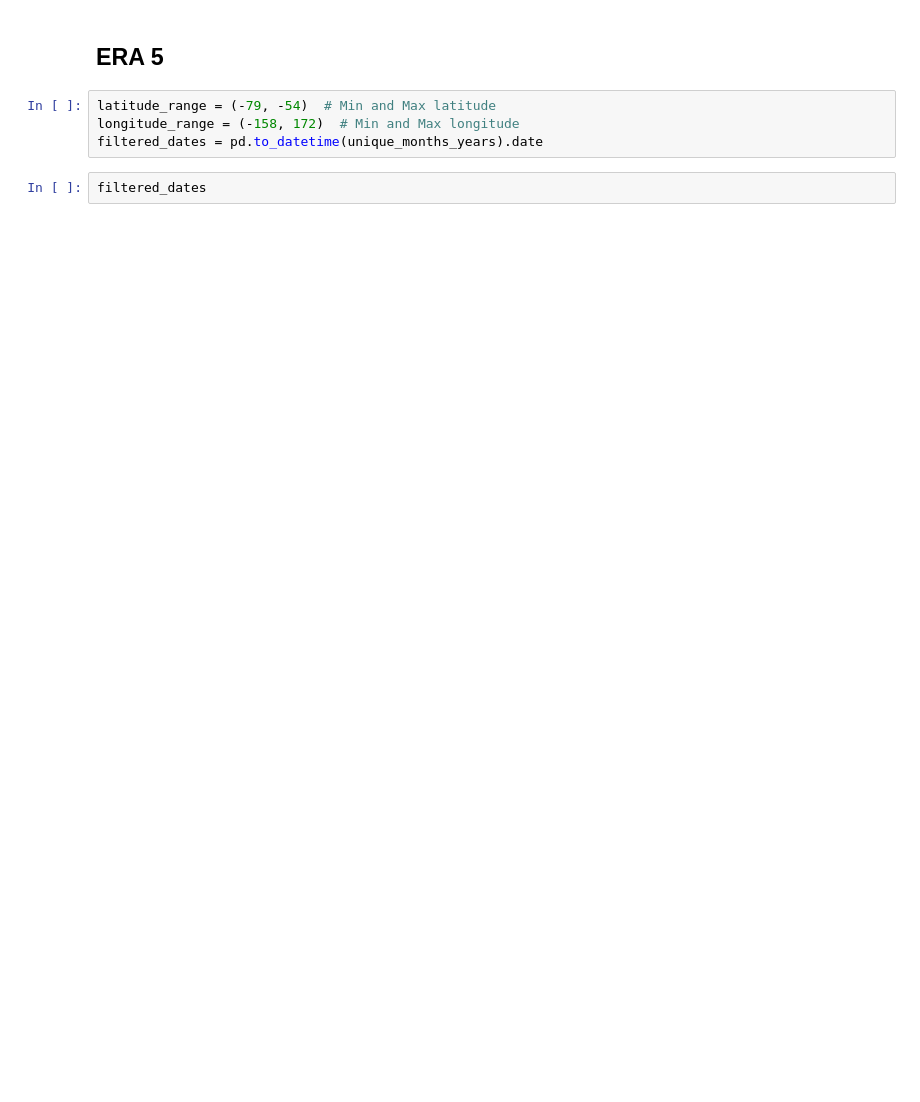
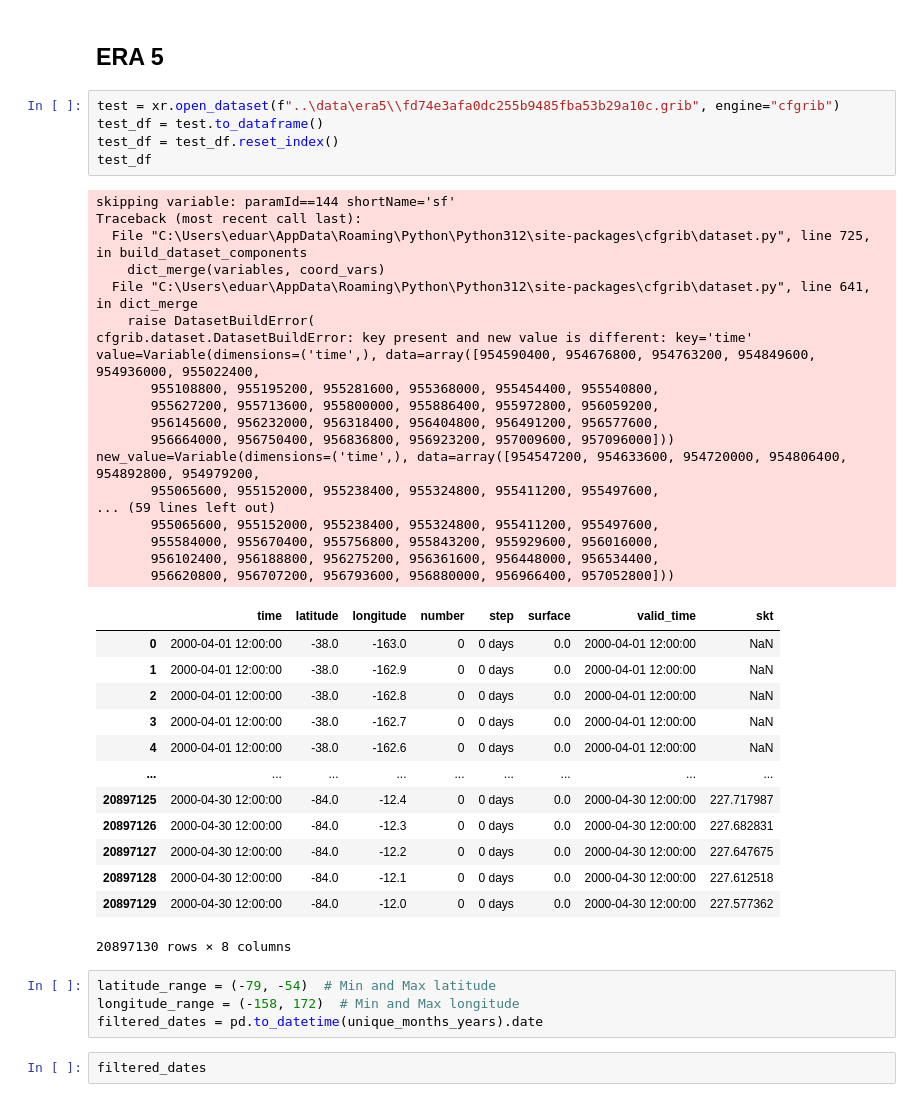
Before and after one commit to lennartp03/projectP, a Jupyter notebook: notebooks/data_prep.ipynb, the cells around one changed output. Saved outputs shown, nothing was run; the diff lists cells and outputs as text; blank space fills up the shorter version.

```diff
--- a/notebooks/data_prep.ipynb
+++ b/notebooks/data_prep.ipynb
@@ -97,5 +97,41 @@ unique_months_years
 # %% [markdown]
 ## ERA 5
+# %%
+test = xr.open_dataset(f"..\data\era5\\fd74e3afa0dc255b9485fba53b29a10c.grib", engine="cfgrib")
+test_df = test.to_dataframe()
+test_df = test_df.reset_index()
+test_df
+# %% [output]
+skipping variable: paramId==144 shortName='sf'
+Traceback (most recent call last):
+  File "C:\Users\eduar\AppData\Roaming\Python\Python312\site-packages\cfgrib\dataset.py", line 725, in build_dataset_components
+    dict_merge(variables, coord_vars)
+  File "C:\Users\eduar\AppData\Roaming\Python\Python312\site-packages\cfgrib\dataset.py", line 641, in dict_merge
+    raise DatasetBuildError(
+cfgrib.dataset.DatasetBuildError: key present and new value is different: key='time' value=Variable(dimensions=('time',), data=array([954590400, 954676800, 954763200, 954849600, 954936000, 955022400,
+       955108800, 955195200, 955281600, 955368000, 955454400, 955540800,
+       955627200, 955713600, 955800000, 955886400, 955972800, 956059200,
+       956145600, 956232000, 956318400, 956404800, 956491200, 956577600,
+       956664000, 956750400, 956836800, 956923200, 957009600, 957096000])) new_value=Variable(dimensions=('time',), data=array([954547200, 954633600, 954720000, 954806400, 954892800, 954979200,
+       955065600, 955152000, 955238400, 955324800, 955411200, 955497600,
+... (59 lines left out)
+       955065600, 955152000, 955238400, 955324800, 955411200, 955497600,
+       955584000, 955670400, 955756800, 955843200, 955929600, 956016000,
+       956102400, 956188800, 956275200, 956361600, 956448000, 956534400,
+       956620800, 956707200, 956793600, 956880000, 956966400, 957052800]))
+|  | time | latitude | longitude | number | step | surface | valid_time | skt |
+| 0 | 2000-04-01 12:00:00 | -38.0 | -163.0 | 0 | 0 days | 0.0 | 2000-04-01 12:00:00 | NaN |
+| 1 | 2000-04-01 12:00:00 | -38.0 | -162.9 | 0 | 0 days | 0.0 | 2000-04-01 12:00:00 | NaN |
+| 2 | 2000-04-01 12:00:00 | -38.0 | -162.8 | 0 | 0 days | 0.0 | 2000-04-01 12:00:00 | NaN |
+| 3 | 2000-04-01 12:00:00 | -38.0 | -162.7 | 0 | 0 days | 0.0 | 2000-04-01 12:00:00 | NaN |
+| 4 | 2000-04-01 12:00:00 | -38.0 | -162.6 | 0 | 0 days | 0.0 | 2000-04-01 12:00:00 | NaN |
+| ... | ... | ... | ... | ... | ... | ... | ... | ... |
+| 20897125 | 2000-04-30 12:00:00 | -84.0 | -12.4 | 0 | 0 days | 0.0 | 2000-04-30 12:00:00 | 227.717987 |
+| 20897126 | 2000-04-30 12:00:00 | -84.0 | -12.3 | 0 | 0 days | 0.0 | 2000-04-30 12:00:00 | 227.682831 |
+| 20897127 | 2000-04-30 12:00:00 | -84.0 | -12.2 | 0 | 0 days | 0.0 | 2000-04-30 12:00:00 | 227.647675 |
+| 20897128 | 2000-04-30 12:00:00 | -84.0 | -12.1 | 0 | 0 days | 0.0 | 2000-04-30 12:00:00 | 227.612518 |
+| 20897129 | 2000-04-30 12:00:00 | -84.0 | -12.0 | 0 | 0 days | 0.0 | 2000-04-30 12:00:00 | 227.577362 |
+20897130 rows × 8 columns
 # %%
 latitude_range = (-79, -54)  # Min and Max latitude
 longitude_range = (-158, 172)  # Min and Max longitude
```
Also changed, not shown: parts of 6 cells of this notebook.
